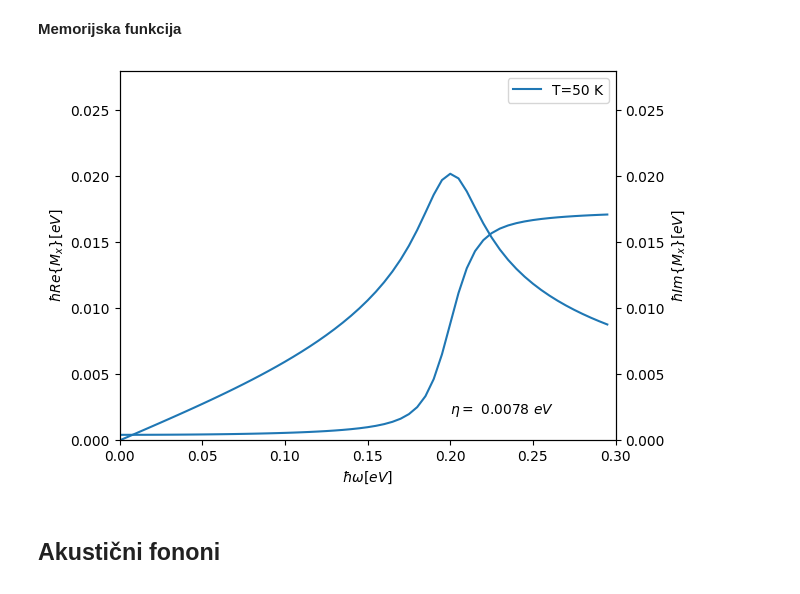
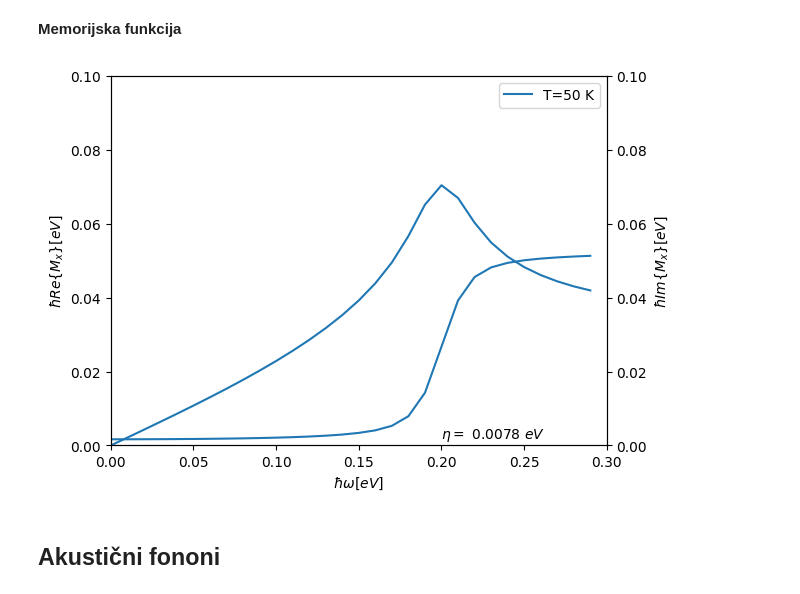
Before and after one commit to ppapac/24112024_memfn, a Jupyter notebook: MemoryGraphene_full.ipynb, the cells around one changed output. Cells and saved outputs as stored; diff of their text form; code cells hidden in the pictures.

```diff
--- a/MemoryGraphene_full.ipynb
+++ b/MemoryGraphene_full.ipynb
@@ -19,6 +19,9 @@ eta = 7.85 * 10**(-3)
 t = 2.52
 Ef = 0.5
 KF = Ef / 3 * 2 / t
+kf = 1.799 * 10**(10)
+a = 1.42 * 10**(-10)
+Kf = kf * a
 # %%
 def fermi_dirac(E, Ef, T):
     if T > 0:
@@ -34,20 +37,22 @@ def fermi_dirac(E, Ef, T):
 
 def bose_einstein(E, T):
     assert T > 0
-    #return 1 / (exp(E / (kb * T)) - 1)
     return exp(-E / (kb * T)) / (-exp(-E / (kb * T)) + 1)
 
 def chemical_potential(T):
     return Ef - pi**2 / 6 / Ef * (kb * T)**2
 
 def eps(Kx, Ky):
-    return 3 * t / 2 * sqrt(Kx**2 + Ky**2)
+    return t * sqrt(3 + 2 * cos(Kx) + 4 * cos(Kx/2) * cos(sqrt(3) * Ky / 2))
+
+def eps_der_x(Kx, Ky):
+    return -t / eps(Kx, Ky) * (sin(Kx) + cos(sqrt(3) * Ky / 2) * sin(Kx / 2))
 # %% [markdown]
 ## Optički fononi
 # %%
 def ss_sum_part(Kx, Ky, hbar_w, hbar_w_ph, T, u):
     def summand(s1, s2):
-        return ((bose_einstein(hbar_w_ph, T) + fermi_dirac(s1 * s2 * eps(Kx, Ky), s1 * s2 * u, T)) / (hbar_w + s1 * eps(KF, 0) - s1 * eps(Kx, Ky) + s2 * hbar_w_ph + eta * 1j)) * (sqrt(Kx**2 + Ky**2) - Kx) / sqrt(Kx**2 + Ky**2) if (Kx and Ky) else 0
+        return ((bose_einstein(hbar_w_ph, T) + fermi_dirac(s1 * s2 * eps(Kx, Ky), s1 * s2 * u, T)) / (hbar_w + s1 * Ef - s1 * eps(Kx, Ky) + s2 * hbar_w_ph + eta * 1j)) * (1 - eps_der_x(Kx, Ky) / eps_der_x(Kf, 0))
     sum = 0
     for s1, s2 in itertools.product([-1,1], [-1, 1]):
         sum = sum + summand(s1, s2)
@@ -60,38 +65,38 @@ def ss_sum_imag(Kx, Ky, hbar_w, hbar_w_ph, T, u):
     return ss_sum_part(Kx, Ky, hbar_w, hbar_w_ph, T, u).imag
 
 def mem_fn(ss_sum_fn, hbar_w, hbar_w_ph, u=Ef, T=50):
-    integral_k = integrate.nquad(ss_sum_fn, ([-KF*4, KF*4], [-KF*4, KF*4]), args=(hbar_w, hbar_w_ph, T, u))[0]
+    integral_k = integrate.nquad(ss_sum_fn, ([-2 * pi / 3, 2 * pi / 3], [-2 * pi / sqrt(3), 2 * pi / sqrt(3)]), args=(hbar_w, hbar_w_ph, T, u))[0]
     return -G_op2 * integral_k / (2*pi)**2 * 2
 # %% [markdown]
 **Memorijska funkcija**
 # %%
 result_real = []
 result_imag = []
-ws = np.arange(0, 0.3, 0.005)
+ws = np.arange(0, 0.3, 0.01)
 T=50
 for w in ws:
     result_real.append(mem_fn(ss_sum_real, hbar_w=w, hbar_w_ph=hbar_w_op, u=chemical_potential(T)))
     result_imag.append(mem_fn(ss_sum_imag, hbar_w=w, hbar_w_ph=hbar_w_op, u=chemical_potential(T)))
 
 fig, ax1 = plt.subplots()
 ax1.plot(ws, result_real, label=f"T={T} K")
 ax1.set_xlabel(r"$\hbar \omega [eV]$" )
 ax1.set_ylabel(r"$\hbar Re\{M_x\} [eV]$" )
 ax1.set_xlim([0.0, 0.3])
-ax1.set_ylim([0.0, 0.028])
+ax1.set_ylim([0.0, 0.1])
 
 ax2 = ax1.twinx()
 ax2.plot(ws, result_imag, label=f"T={T} K")
 ax2.set_ylabel(r"$\hbar Im\{M_x\} [eV]$" )
 ax2.set_xlim([0.0, 0.3])
-ax2.set_ylim([0.0, 0.028])
+ax2.set_ylim([0.0, 0.1])
 
 plt.text(0.20, 0.002 , f"$\eta = $ {eta:.4f} $eV$" , fontsize =10)
 
 plt.legend()
 plt.show()
 # %% [output]
-[figure, old version]
+[figure, new version]
 # %% [markdown]
 ## Akustični fononi
 # %%
```
Also changed, not shown: parts of 3 cells of this notebook, 2 other files.
